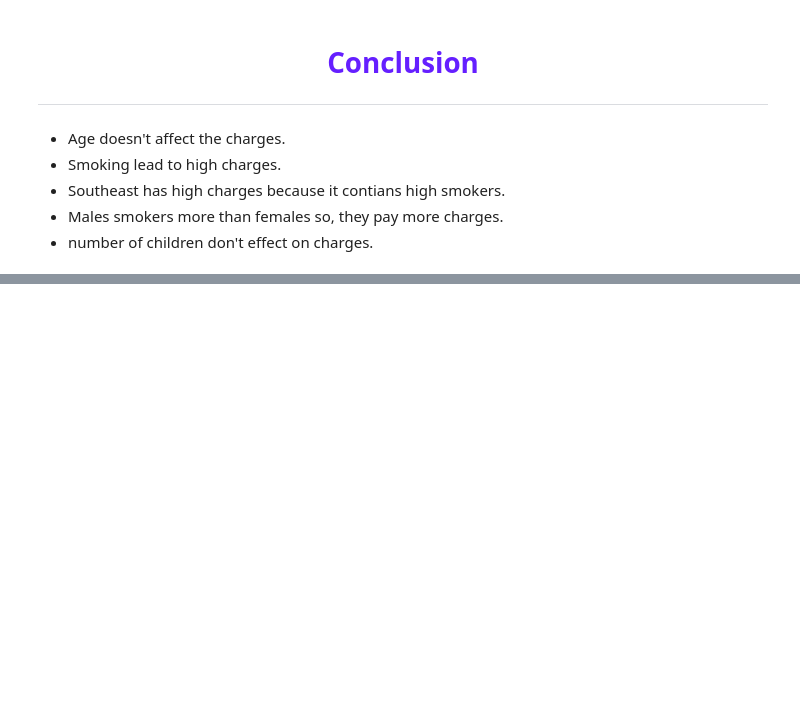
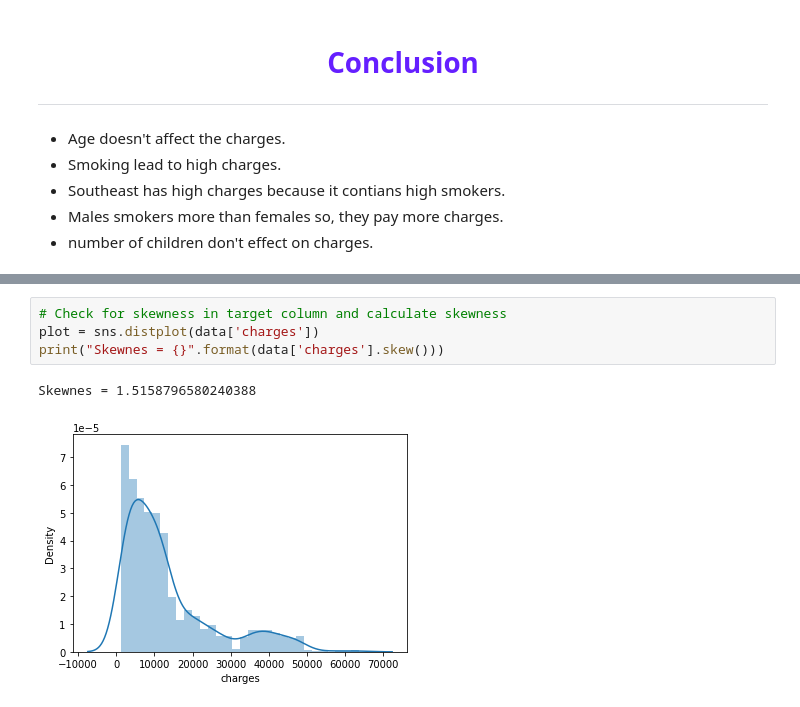
Before and after one commit to josiaspro20/Insurance-data-EDA-analysis-ML-models, a Jupyter notebook: Analysis_and_apply_some_models_(Insurance_data).ipynb, the cells around one changed output, grey strips where cells are left out. Drawn from its saved outputs; the diff is of its cells as text; blank space fills up the shorter version.

```diff
--- a/Analysis_and_apply_some_models_(Insurance_data).ipynb
+++ b/Analysis_and_apply_some_models_(Insurance_data).ipynb
@@ -233,0 +318,7 @@ sns.heatmap(df_new.corr(), annot=True);
+# %%
+# Check for skewness in target column and calculate skewness
+plot = sns.distplot(data['charges'])
+print("Skewnes = {}".format(data['charges'].skew()))
+# %% [output]
+Skewnes = 1.5158796580240388
+[figure, added]
```
Also changed, not shown: parts of 90 cells of this notebook.
